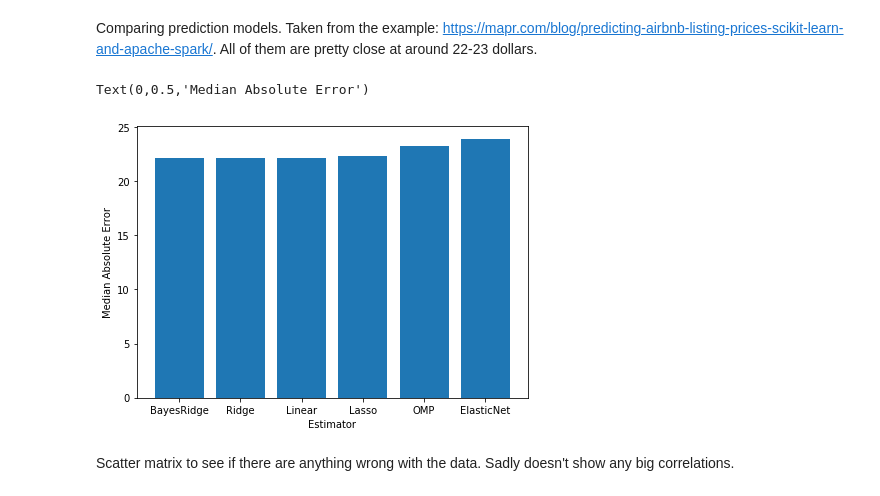
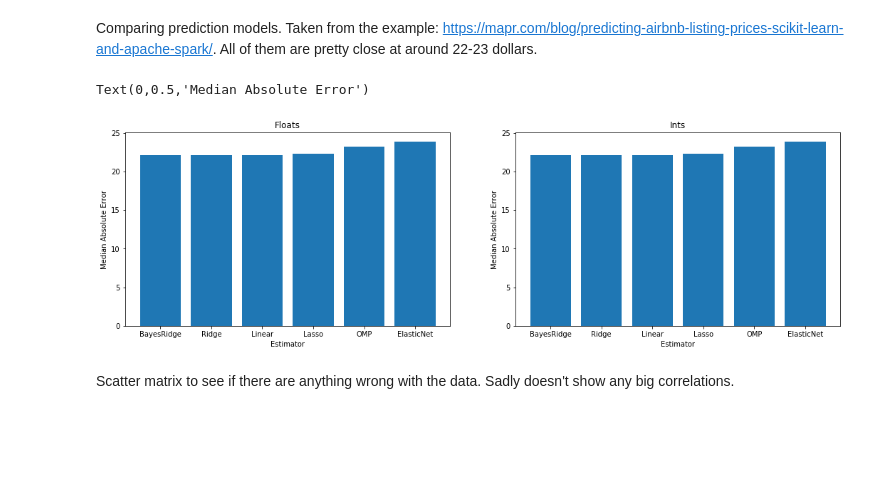
Before and after one commit to Rutle/jodatut-ht, a Jupyter notebook: jodatutHT.ipynb, the cells around one changed output. Drawn from its saved outputs; the diff is of its cells as text; code cells hidden in the pictures; blank space fills up the shorter version.

```diff
--- a/jodatutHT.ipynb
+++ b/jodatutHT.ipynb
@@ -222,0 +268,6 @@ bed_price_mean.head()
+# %%
+comp_df = df_wo_rt.copy()
+# %%
+comp_df.price = comp_df.price.round()
+comp_df = comp_df.astype(int)
+comp_df.head()
@@ -291,32 +349,54 @@ All of them are pretty close at around 22-23 dollars.
 # %%
 from sklearn import linear_model
 
 rs = 1
 ests = [ linear_model.LinearRegression(), linear_model.Ridge(),
         linear_model.Lasso(), linear_model.ElasticNet(),
         linear_model.BayesianRidge(), linear_model.OrthogonalMatchingPursuit() ]
 ests_labels = np.array(['Linear', 'Ridge', 'Lasso', 'ElasticNet', 'BayesRidge', 'OMP'])
 errvals = np.array([])
+errvals2 = np.array([])
 
 X_train, X_test, y_train, y_test = train_test_split(df_wo_rt.drop(['price'], axis=1),
                                                     df_wo_rt.price, test_size=0.2, random_state=20)
+X2_train, X2_test, y2_train, y2_test = train_test_split(comp_df.drop(['price'], axis=1),
+                                                    comp_df.price, test_size=0.2, random_state=20)
 
 for e in ests:
     e.fit(X_train, y_train)
     this_err = metrics.median_absolute_error(y_test, e.predict(X_test))
     #print "got error %0.2f" % this_err
     errvals = np.append(errvals, this_err)
 
+for k in ests:
+    k.fit(X2_train, y2_train)
+    this_err2 = metrics.median_absolute_error(y2_test, k.predict(X2_test))
+    #print "got error %0.2f" % this_err
+    errvals2 = np.append(errvals2, this_err2)
+
 pos = np.arange(errvals.shape[0])
 srt = np.argsort(errvals)
-plt.figure(figsize=(7,5))
+pos2 = np.arange(errvals2.shape[0])
+srt2 = np.argsort(errvals2)
+
+plt.figure(figsize=(18,5))
+
+plt.subplot(1, 2, 1)
+plt.gca().set_title('Floats')
 plt.bar(pos, errvals[srt], align='center')
 plt.xticks(pos, ests_labels[srt])
 plt.xlabel('Estimator')
 plt.ylabel('Median Absolute Error')
+
+plt.subplot(1, 2, 2)
+plt.gca().set_title('Ints')
+plt.bar(pos2, errvals2[srt2], align='center')
+plt.xticks(pos2, ests_labels[srt2])
+plt.xlabel('Estimator')
+plt.ylabel('Median Absolute Error')
 # %% [output]
 Text(0,0.5,'Median Absolute Error')
-[figure, old version]
+[figure, new version]
 # %% [markdown]
 Scatter matrix to see if there are anything wrong with the data. Sadly doesn't show any big correlations.
 # %%
```
Also changed, not shown: parts of 25 cells of this notebook.
